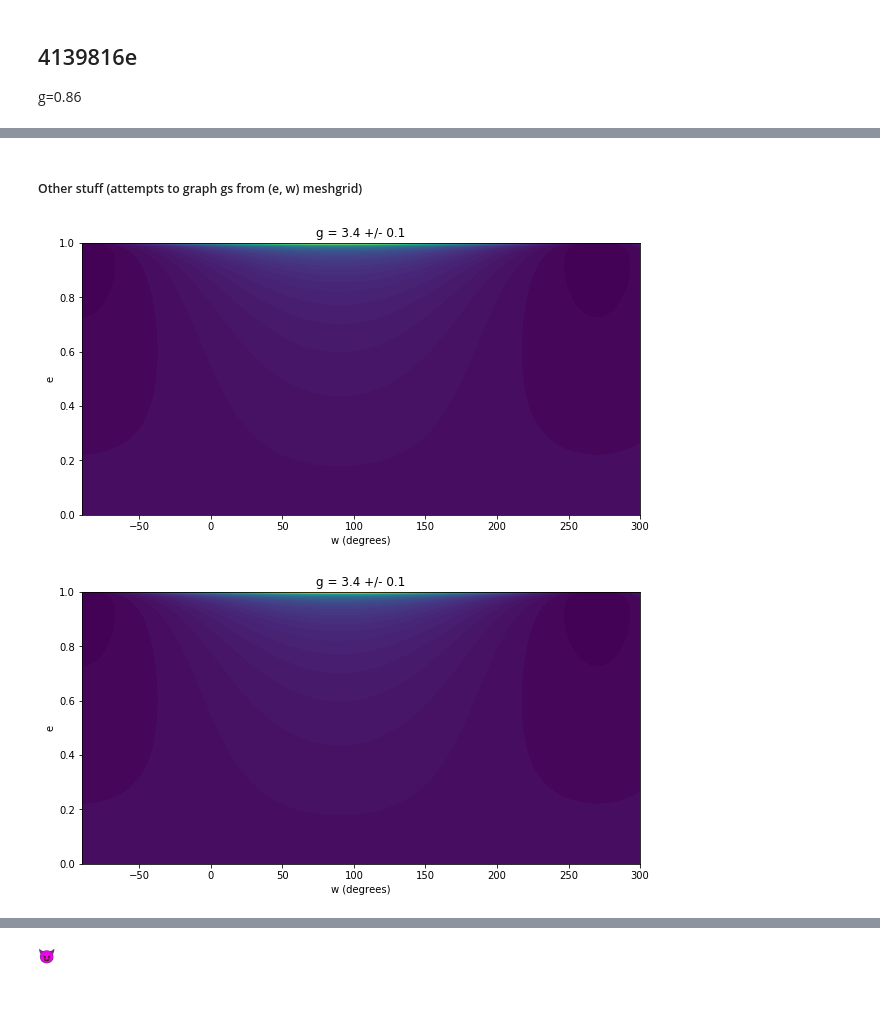
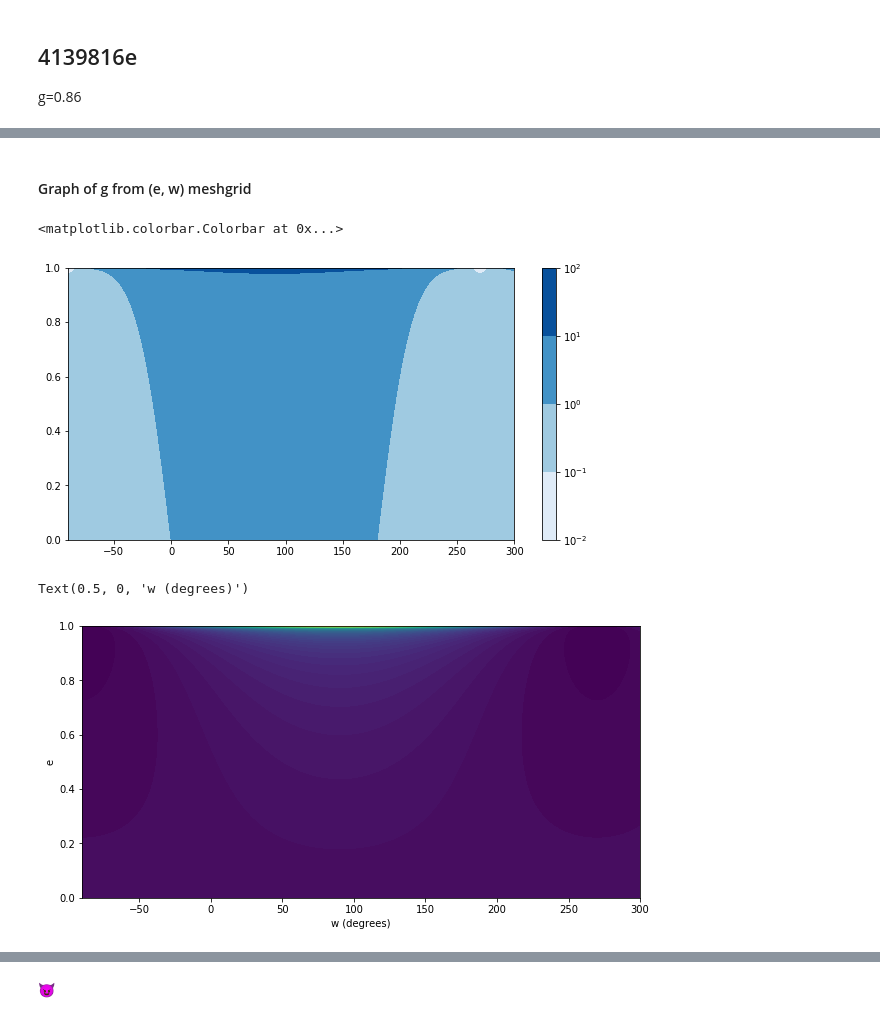
Before and after one commit to ssagear/photoeccentric, a Jupyter notebook: notebooks/photoeccentric.ipynb, the cells around one changed output, grey strips where cells are left out. Saved outputs shown, nothing was run; the diff lists cells and outputs as text; code cells hidden in the pictures.

```diff
--- a/notebooks/photoeccentric.ipynb
+++ b/notebooks/photoeccentric.ipynb
@@ -731,5 +687,5 @@ fig = corner.corner(flat_samples, labels=labels)
 # %% [markdown]
-##### Other stuff (attempts to graph gs from (e, w) meshgrid)
+#### Graph of g from (e, w) meshgrid
 # %%
 e = np.linspace(0.0, 1.0, num=500)
 w = np.linspace(-90.0, 300.0, num=500)
@@ -739,13 +697,17 @@ G = get_g_from_def(E, W)
+# %%
+plt.contourf(W, E, G, levels=200, locator=ticker.LogLocator(), cmap='Blues')
+plt.colorbar()
+# %% [output]
+<matplotlib.colorbar.Colorbar at 0x...>
+[figure, added]
 # %%
 fig, ax = plt.subplots()
 CS = ax.contourf(W, E, G, levels=100)
-#ax.clabel(CS, inline=True, fontsize=10)
 ax.set_ylabel('e');
 ax.set_xlabel('w (degrees)')
-ax.set_title('g = 3.4 +/- 0.1');
 # %% [output]
+Text(0.5, 0, 'w (degrees)')
-[figure, old version]
+[figure, new version]
-[figure, removed]
 # %%
 for i in range(len(G)):
     for j in range(len(G[0])):
```
Also changed, not shown: parts of 49 cells of this notebook.
